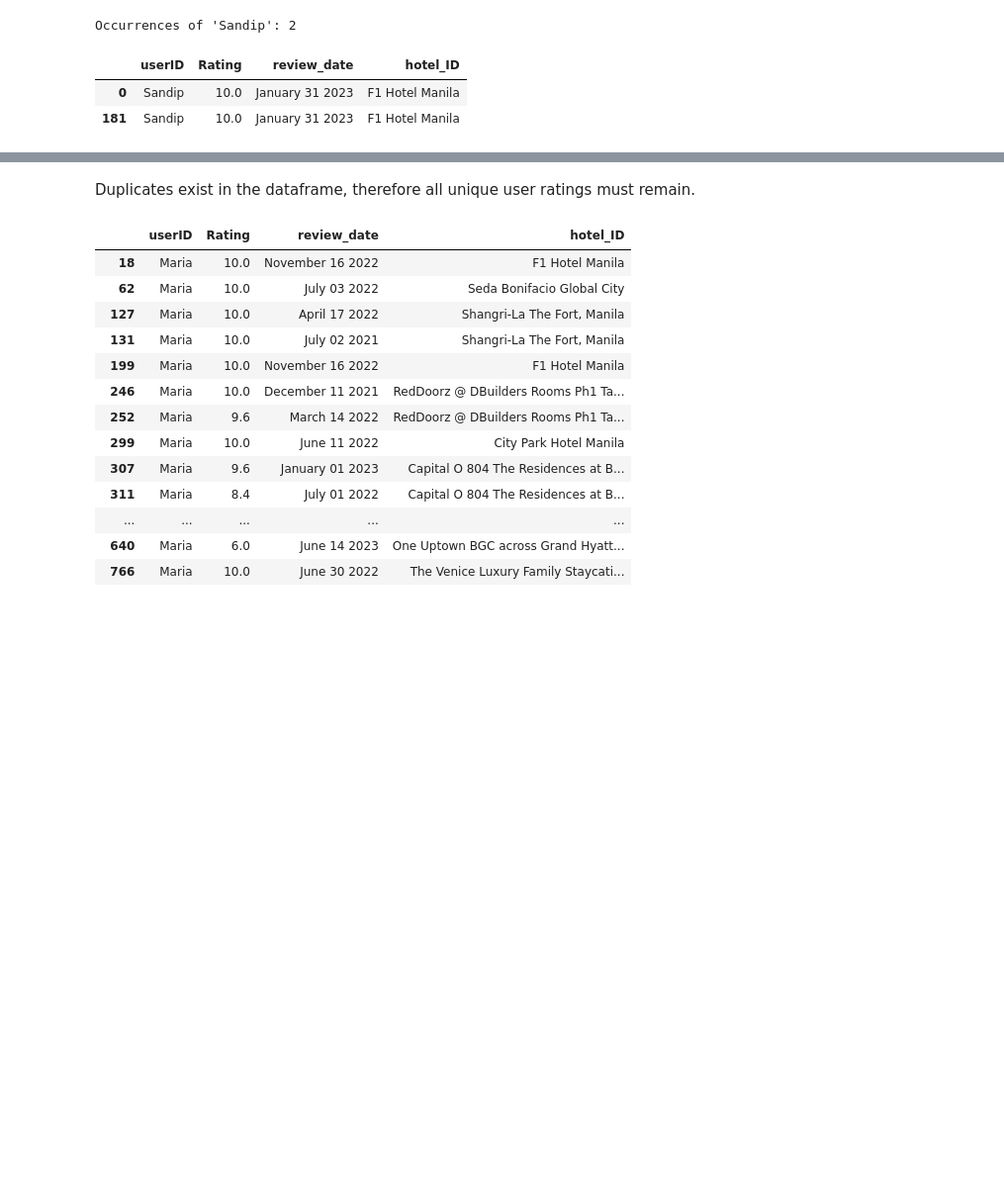
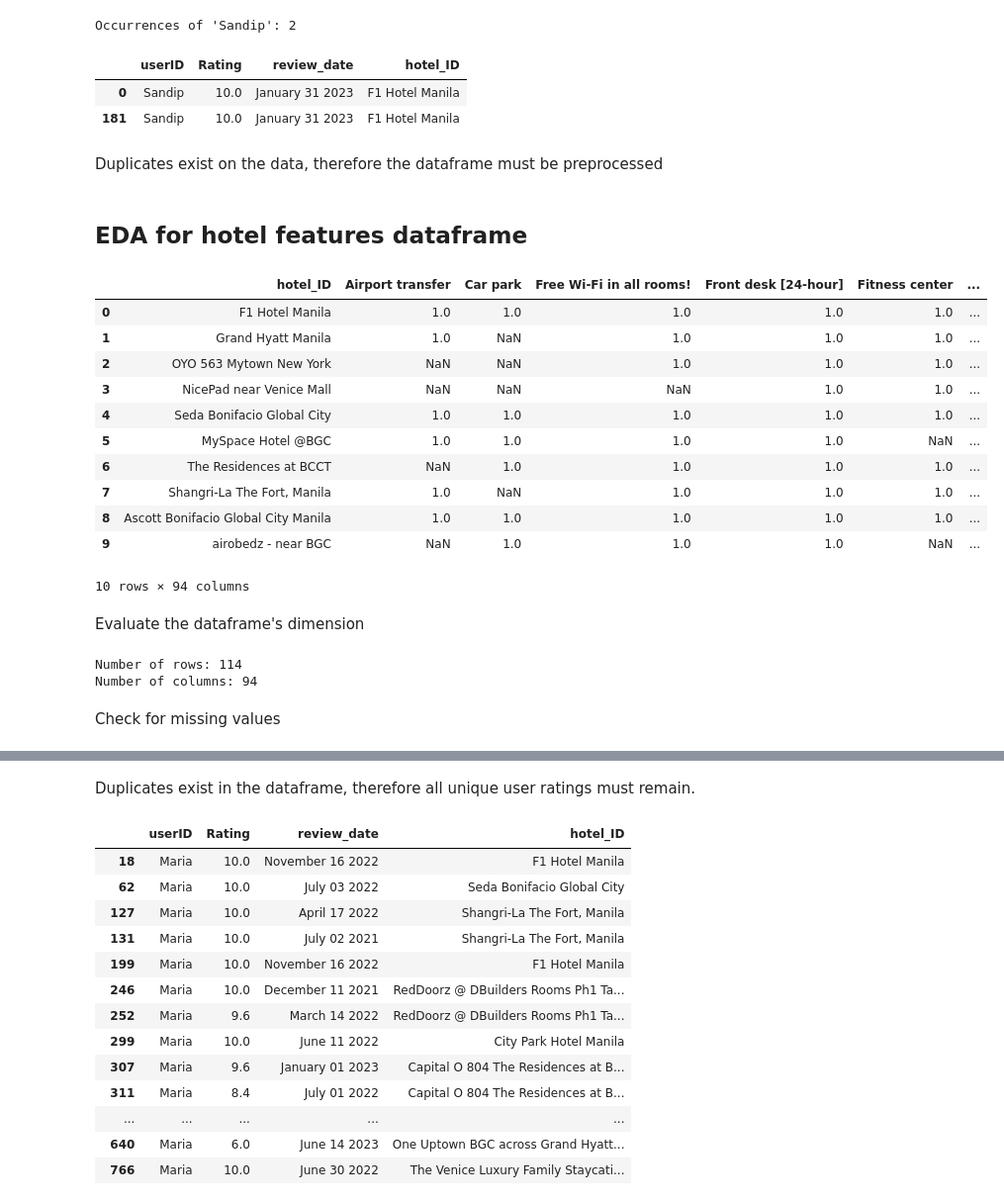
Before and after one commit to falarion08/Hotel-Recommendation-System, a Jupyter notebook: Hotel_Recommendation_System.ipynb, the cells around one changed output, grey strips where cells are left out. Shown: that part at 99% size. Cells and saved outputs as stored; diff of their text form; code cells hidden in the pictures; blank space fills up the shorter version.

```diff
--- a/Hotel_Recommendation_System.ipynb
+++ b/Hotel_Recommendation_System.ipynb
@@ -234,3 +285,38 @@ sandip_rows
 |  | userID | Rating | review_date | hotel_ID |
 | 0 | Sandip | 10.0 | January 31 2023 | F1 Hotel Manila |
 | 181 | Sandip | 10.0 | January 31 2023 | F1 Hotel Manila |
+# %% [markdown]
+Duplicates exist on the data, therefore the dataframe must be preprocessed
+# %% [markdown]
+## EDA for hotel features dataframe
+# %%
+# Load the user ratings file
+file_path = 'hotel_features.csv'
+hotelFeatures_df = pd.read_csv(file_path)
+
+# Display the first 10 results
+hotelFeatures_df.head(10)
+# %% [output]
+|  | hotel_ID | Airport transfer | Car park | Free Wi-Fi in all rooms! | Front desk [24-hour] | Fitness center | ... |
+| 0 | F1 Hotel Manila | 1.0 | 1.0 | 1.0 | 1.0 | 1.0 | ... |
+| 1 | Grand Hyatt Manila | 1.0 | NaN | 1.0 | 1.0 | 1.0 | ... |
+| 2 | OYO 563 Mytown New York | NaN | NaN | 1.0 | 1.0 | 1.0 | ... |
+| 3 | NicePad near Venice Mall | NaN | NaN | NaN | 1.0 | 1.0 | ... |
+| 4 | Seda Bonifacio Global City | 1.0 | 1.0 | 1.0 | 1.0 | 1.0 | ... |
+| 5 | MySpace Hotel @BGC | 1.0 | 1.0 | 1.0 | 1.0 | NaN | ... |
+| 6 | The Residences at BCCT | NaN | 1.0 | 1.0 | 1.0 | 1.0 | ... |
+| 7 | Shangri-La The Fort, Manila | 1.0 | NaN | 1.0 | 1.0 | 1.0 | ... |
+| 8 | Ascott Bonifacio Global City Manila | 1.0 | 1.0 | 1.0 | 1.0 | 1.0 | ... |
+| 9 | airobedz - near BGC | NaN | 1.0 | 1.0 | 1.0 | NaN | ... |
+10 rows × 94 columns
+# %% [markdown]
+Evaluate the dataframe's dimension
+# %%
+dim = hotelFeatures_df.shape
+print(f'Number of rows: {dim[0]}')
+print(f'Number of columns: {dim[1]}')
+# %% [output]
+Number of rows: 114
+Number of columns: 94
+# %% [markdown]
+Check for missing values
```
Also changed, not shown: parts of 43 cells of this notebook.
